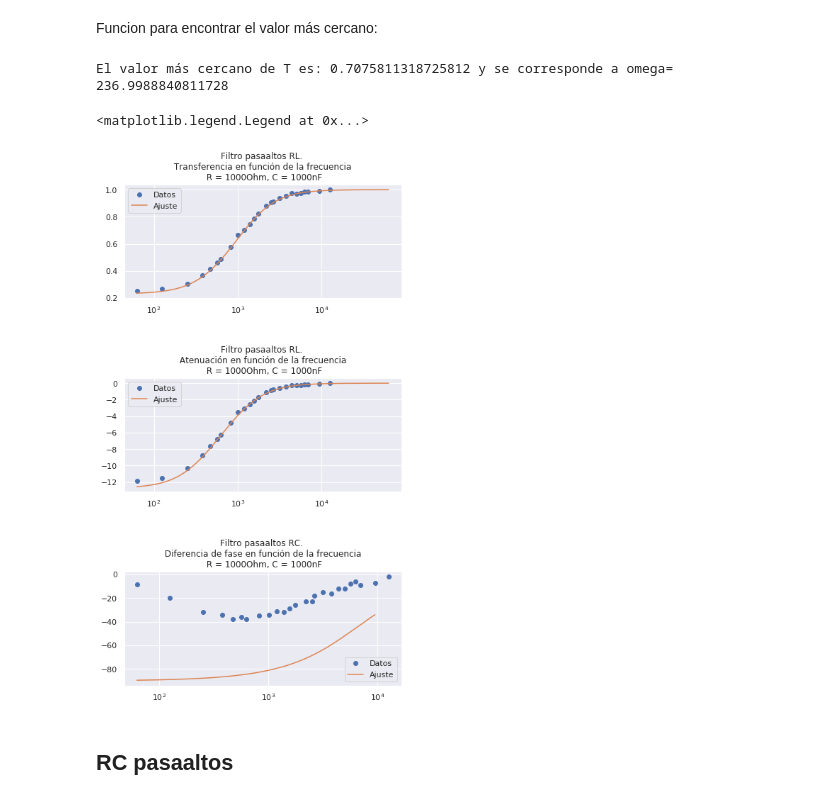
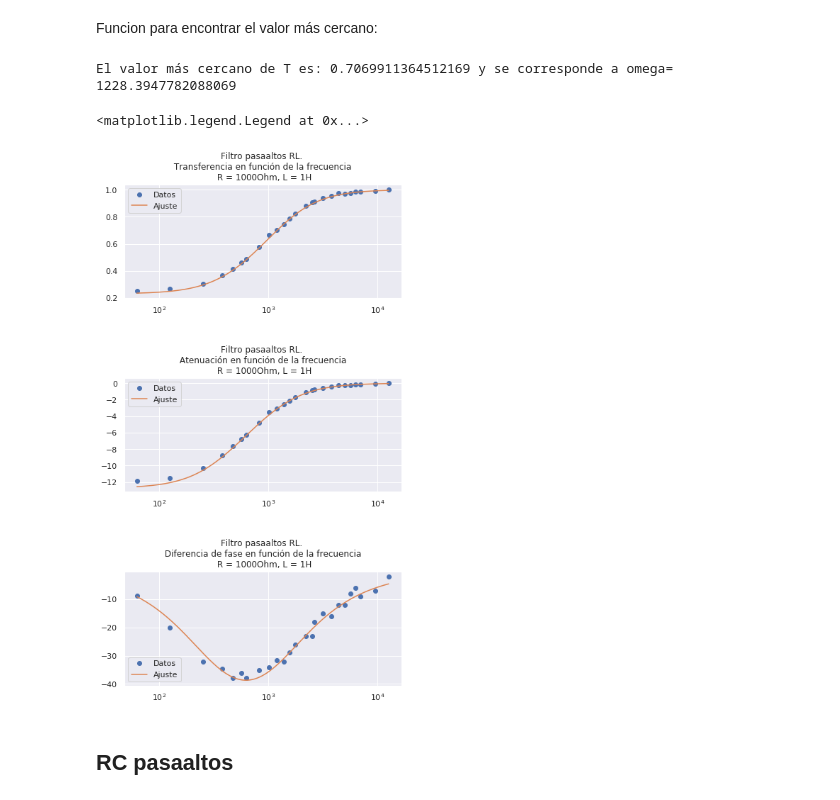
Before and after one commit to mercedesabril/Laboratorio3, a Jupyter notebook: Informe2/Informe2.ipynb, the cells around one changed output. Drawn from its saved outputs; the diff is of its cells as text; code cells hidden in the pictures.

Commit message:
Arreglado diferencia de fase para RLpa

```diff
--- a/Informe2/Informe2.ipynb
+++ b/Informe2/Informe2.ipynb
@@ -370,45 +370,45 @@ def find_nearest(array, value):
     idx = (np.abs(array - value)).argmin()
     return idx
 # %%
-RLpa_teotrn = trnRLpa(2*np.pi*np.linspace(10,10000, 5000))
+RLpa_teotrn = trnRLpa(2*np.pi*np.linspace(10,2000, 5000))
 
 punto = find_nearest(RLpa_teotrn, 1/np.sqrt(2))
 
-print('El valor más cercano de T es:', RLpa_teotrn[punto], 'y se corresponde a omega=', 2*np.pi*np.linspace(10,1500, 5000)[punto])
+print('El valor más cercano de T es:', RLpa_teotrn[punto], 'y se corresponde a omega=', 2*np.pi*np.linspace(10,2000, 5000)[punto])
 # %% [output]
-El valor más cercano de T es: 0.7075811318725812 y se corresponde a omega= 236.9988840811728
+El valor más cercano de T es: 0.7069911364512169 y se corresponde a omega= 1228.3947782088069
 # %%
 def ARLpa(trn):
     A = 20*np.log10(trn)
     return A
 # %%
 def phiRLpa(omega):
-    phi = -1*np.arctan((omega/omega_0)**(-1))*180/np.pi
+    phi = -1*np.arctan((R*omega*L)/((omega*L)**2 + rl*(R+rl)))*180/np.pi
     return phi
 # %%
 fig = plt.figure(figsize=(7, 13))
 plt.subplots_adjust(left=None, bottom=None, right=None, top=None, wspace=None, hspace=0.7)
 
-plt.subplot(3, 1, 1).set_title('Filtro pasaaltos RL. \n Transferencia en función de la frecuencia \n R = 1000Ohm, C = 1000nF')
+plt.subplot(3, 1, 1).set_title('Filtro pasaaltos RL. \n Transferencia en función de la frecuencia \n R = 1000Ohm, L = 1H')
 plt.xscale('log')
 plt.plot(2*np.pi*RLpa.frecuencia, RLpa.transferencia, 'o', label = 'Datos')
-plt.plot(2*np.pi*np.linspace(10,10000, 5000), RLpa_teotrn, label = 'Ajuste')
+plt.plot(2*np.pi*np.linspace(10,2000, 5000), RLpa_teotrn, label = 'Ajuste')
 plt.legend()
 
-plt.subplot(3, 1, 2).set_title('Filtro pasaaltos RL. \n Atenuación en función de la frecuencia \n R = 1000Ohm, C = 1000nF')
+plt.subplot(3, 1, 2).set_title('Filtro pasaaltos RL. \n Atenuación en función de la frecuencia \n R = 1000Ohm, L = 1H')
 plt.xscale('log')
 plt.plot(2*np.pi*RLpa.frecuencia, RLpa.atenuacion, 'o', label = "Datos")
-plt.plot(2*np.pi*np.linspace(10,10000, 5000), ARLpa(RLpa_teotrn), label = 'Ajuste')
+plt.plot(2*np.pi*np.linspace(10,2000, 5000), ARLpa(RLpa_teotrn), label = 'Ajuste')
 plt.legend()
 
-plt.subplot(3, 1, 3).set_title('Filtro pasaaltos RC. \n Diferencia de fase en función de la frecuencia \n R = 1000Ohm, C = 1000nF')
+plt.subplot(3, 1, 3).set_title('Filtro pasaaltos RL. \n Diferencia de fase en función de la frecuencia \n R = 1000Ohm, L = 1H')
 plt.xscale('log')
 plt.plot(2*np.pi*RLpa.frecuencia, RLpa.diferencia_fase, 'o', label = 'Datos')
-plt.plot(2*np.pi*np.linspace(10,1500, 5000), phiRCpa(np.linspace(10,1500, 5000), *RCpa.parametrosA), label = 'Ajuste')
+plt.plot(2*np.pi*np.linspace(10,2000, 5000), phiRLpa(2*np.pi*np.linspace(10,2000, 5000)), label = 'Ajuste')
 plt.legend()
 # %% [output]
 <matplotlib.legend.Legend at 0x...>
-[figure, old version]
+[figure, new version]
 # %% [markdown]
 ## RC pasaaltos
 # %%
```
Also changed, not shown: parts of 10 cells of this notebook.
